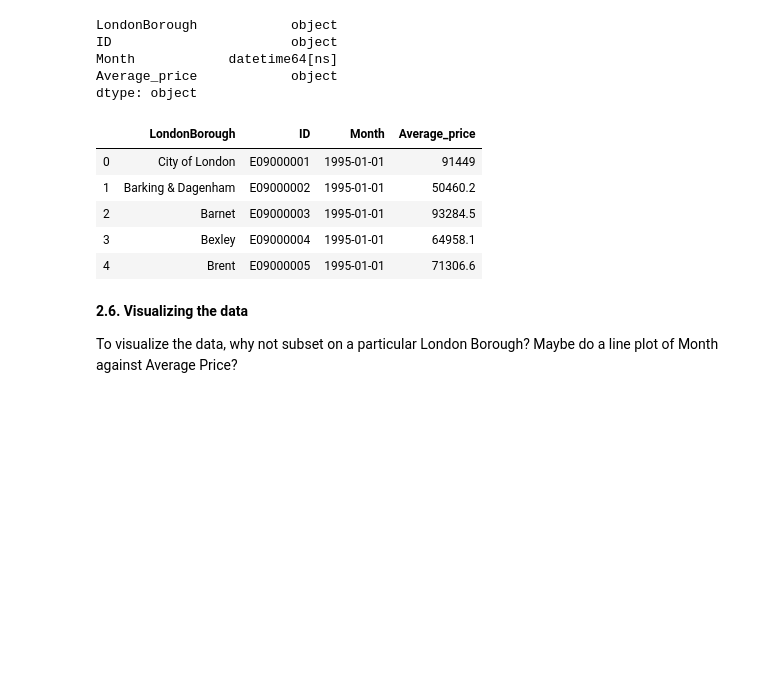
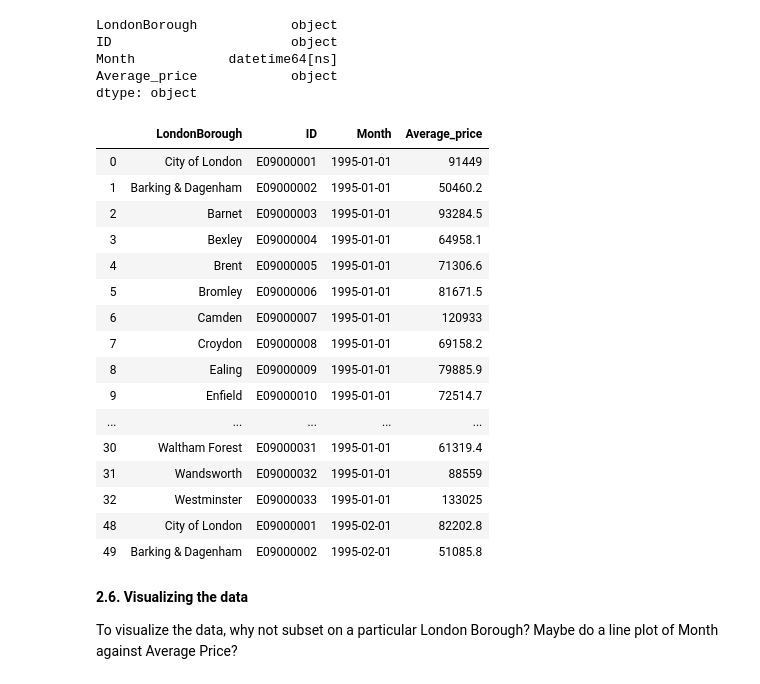
Before and after one commit to asaadkhattab/LondonHousing, a Jupyter notebook: londonhousingcasestudy.ipynb, the cells around one changed output. Cells and saved outputs as stored; diff of their text form; code cells hidden in the pictures; blank space fills up the shorter version.

Commit message:
lambda function westminster

```diff
--- a/londonhousingcasestudy.ipynb
+++ b/londonhousingcasestudy.ipynb
@@ -487,14 +487,25 @@ Month            datetime64[ns]
 Average_price            object
 dtype: object
 # %%
-df.head()
+df.head(35)
 # %% [output]
 |  | LondonBorough | ID | Month | Average_price |
 | 0 | City of London | E09000001 | 1995-01-01 | 91449 |
 | 1 | Barking & Dagenham | E09000002 | 1995-01-01 | 50460.2 |
 | 2 | Barnet | E09000003 | 1995-01-01 | 93284.5 |
 | 3 | Bexley | E09000004 | 1995-01-01 | 64958.1 |
 | 4 | Brent | E09000005 | 1995-01-01 | 71306.6 |
+| 5 | Bromley | E09000006 | 1995-01-01 | 81671.5 |
+| 6 | Camden | E09000007 | 1995-01-01 | 120933 |
+| 7 | Croydon | E09000008 | 1995-01-01 | 69158.2 |
+| 8 | Ealing | E09000009 | 1995-01-01 | 79885.9 |
+| 9 | Enfield | E09000010 | 1995-01-01 | 72514.7 |
+| ... | ... | ... | ... | ... |
+| 30 | Waltham Forest | E09000031 | 1995-01-01 | 61319.4 |
+| 31 | Wandsworth | E09000032 | 1995-01-01 | 88559 |
+| 32 | Westminster | E09000033 | 1995-01-01 | 133025 |
+| 48 | City of London | E09000001 | 1995-02-01 | 82202.8 |
+| 49 | Barking & Dagenham | E09000002 | 1995-02-01 | 51085.8 |
 # %% [markdown]
 **2.6. Visualizing the data**
 
```
Also changed, not shown: parts of 2 cells of this notebook.
